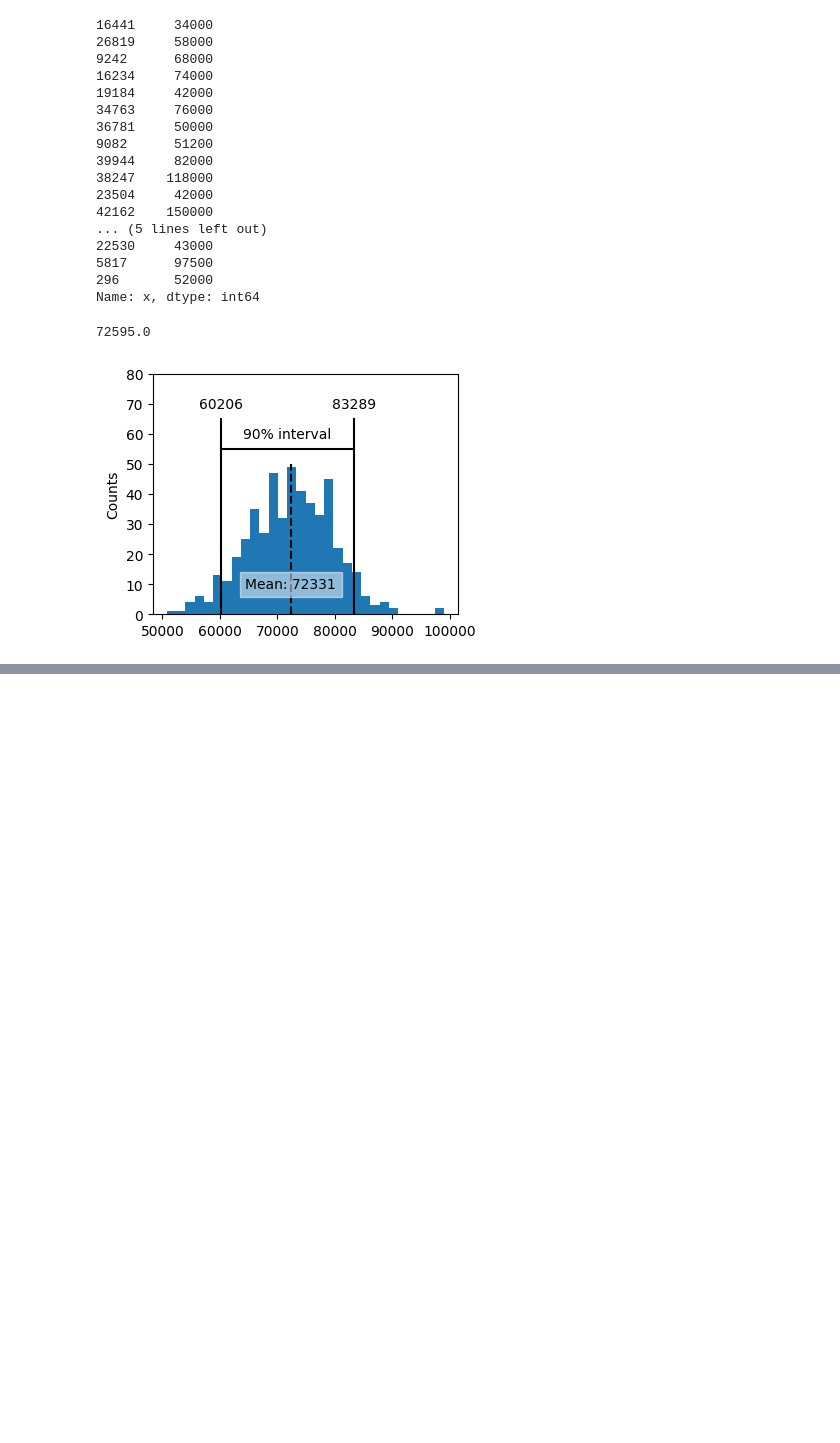
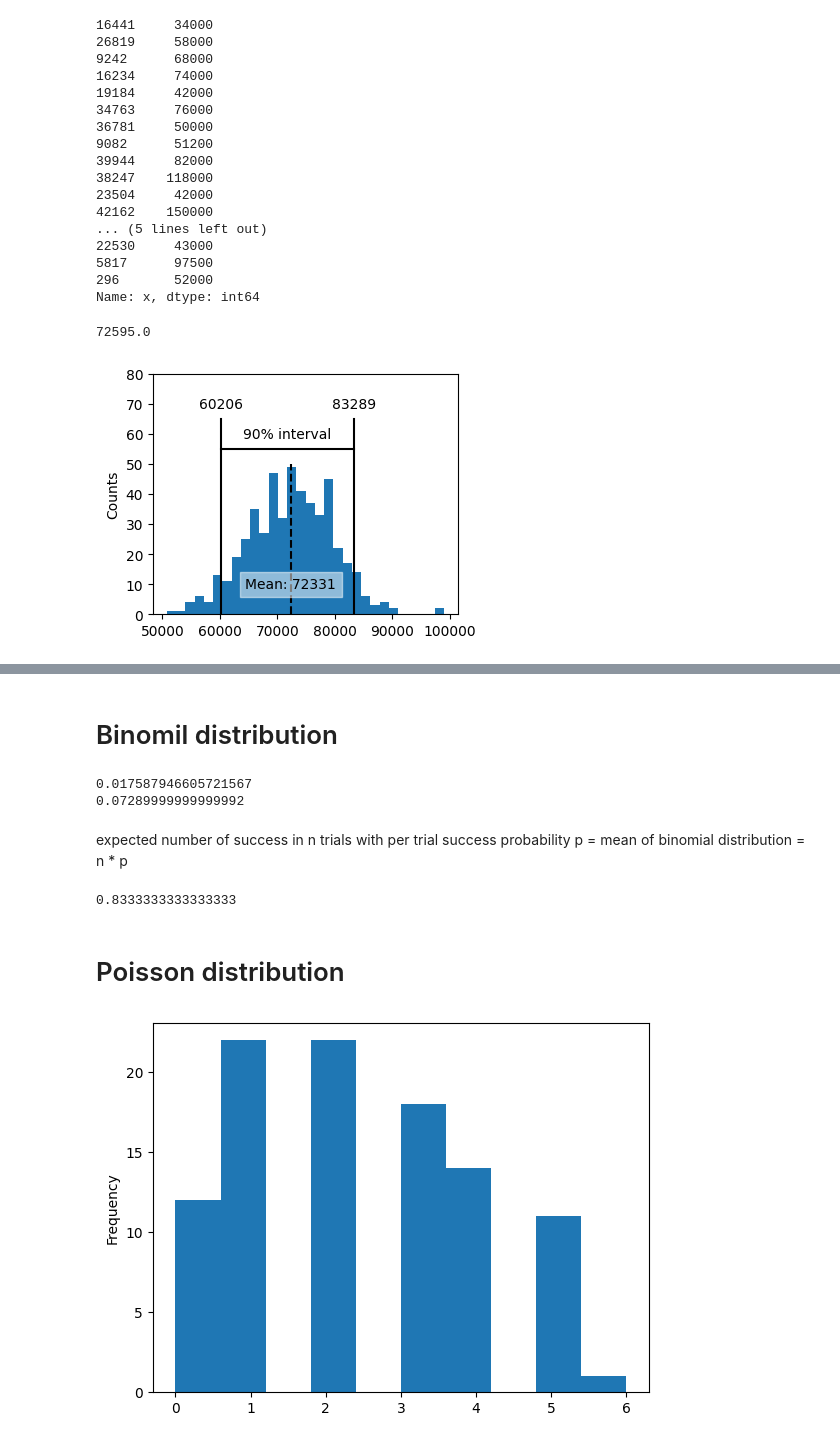
Before and after one commit to beercafeguy/stats-for-ml, a Jupyter notebook: notebooks/2_Data_And_Sampling_Distributions.ipynb, the cells around one changed output, grey strips where cells are left out. Saved outputs shown, nothing was run; the diff lists cells and outputs as text; code cells hidden in the pictures; blank space fills up the shorter version.

```diff
--- a/notebooks/2_Data_And_Sampling_Distributions.ipynb
+++ b/notebooks/2_Data_And_Sampling_Distributions.ipynb
@@ -222,0 +279,35 @@ plt.show()
+# %% [markdown]
+# Binomil distribution
+# %%
+n = 200 # number of clicks
+x = 0 # need to find the probability of no sale in n trials
+p = 0.02 # probability of sale| click = 1
+
+print(stats.binom.pmf(0,n=200,p=0.02))
+
+print(stats.binom.pmf(2, n=5, p=0.1)) # probability of getting 2 successes in 5 trials where probability of succes in each trial is 0.1
+
+#
+# %% [output]
+0.017587946605721567
+0.07289999999999992
+# %% [markdown]
+expected number of success in n trials with per trial success probability p = mean of binomial distribution = n * p
+# %%
+# expected number of Heads in 5 coin tosses
+p = 1/6.0
+n = 5
+
+exp_heads = 5 * (1/6.0)
+print(exp_heads)
+# %% [output]
+0.8333333333333333
+# %% [markdown]
+# Poisson distribution
+# %%
+sample = stats.poisson.rvs(2, size=100)
+
+pd.Series(sample).plot.hist()
+plt.show()
+# %% [output]
+[figure, added]
```
Also changed, not shown: parts of 9 cells of this notebook.
